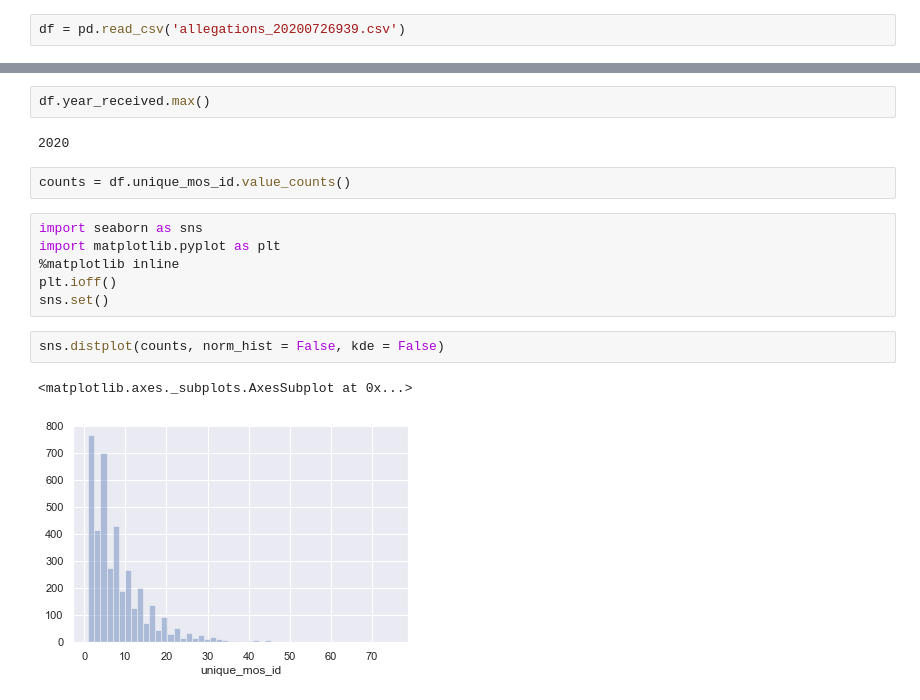
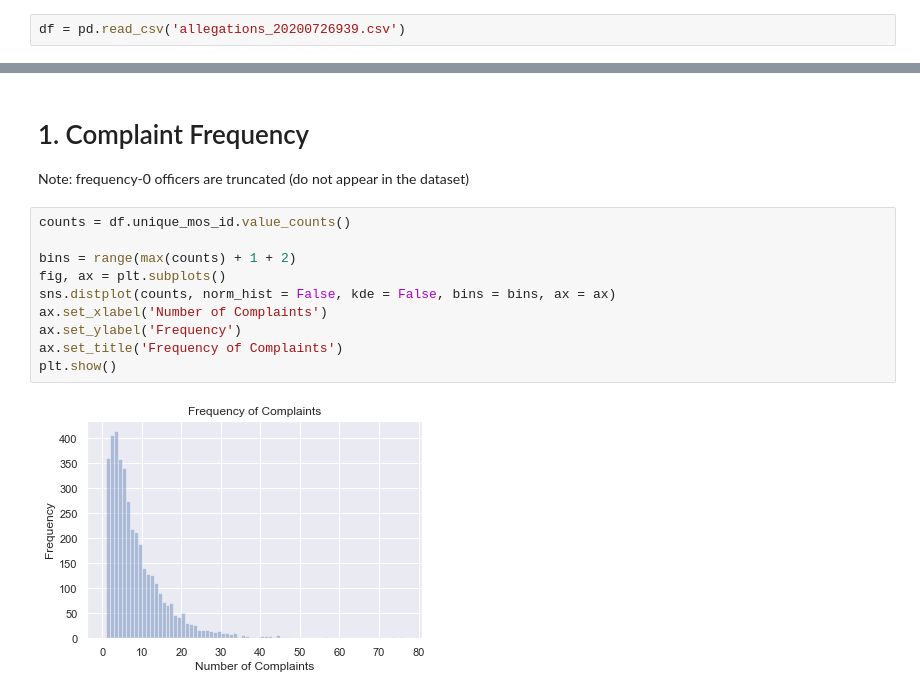
Before and after one commit to rcharan/ccrb-complaints, a Jupyter notebook: analysis.ipynb, the cells around one changed output, grey strips where cells are left out. Saved outputs shown, nothing was run; the diff lists cells and outputs as text.

```diff
--- a/analysis.ipynb
+++ b/analysis.ipynb
@@ -23,17 +21,15 @@ df.year_received.min()
-# %%
-df.year_received.max()
-# %% [output]
-2020
-# %%
-counts = df.unique_mos_id.value_counts()
-# %%
-import seaborn as sns
-import matplotlib.pyplot as plt
-%matplotlib inline
-plt.ioff()
-sns.set()
-# %%
-sns.distplot(counts, norm_hist = False, kde = False)
-# %% [output]
-<matplotlib.axes._subplots.AxesSubplot at 0x...>
-[figure, removed]
+# %% [markdown]
+# 1. Complaint Frequency
+Note: frequency-0 officers are truncated (do not appear in the dataset)
+# %%
+counts = df.unique_mos_id.value_counts()
+
+bins = range(max(counts) + 1 + 2)
+fig, ax = plt.subplots()
+sns.distplot(counts, norm_hist = False, kde = False, bins = bins, ax = ax)
+ax.set_xlabel('Number of Complaints')
+ax.set_ylabel('Frequency')
+ax.set_title('Frequency of Complaints')
+plt.show()
+# %% [output]
+[figure, added]
```
Also changed, not shown: parts of 9 cells of this notebook.
